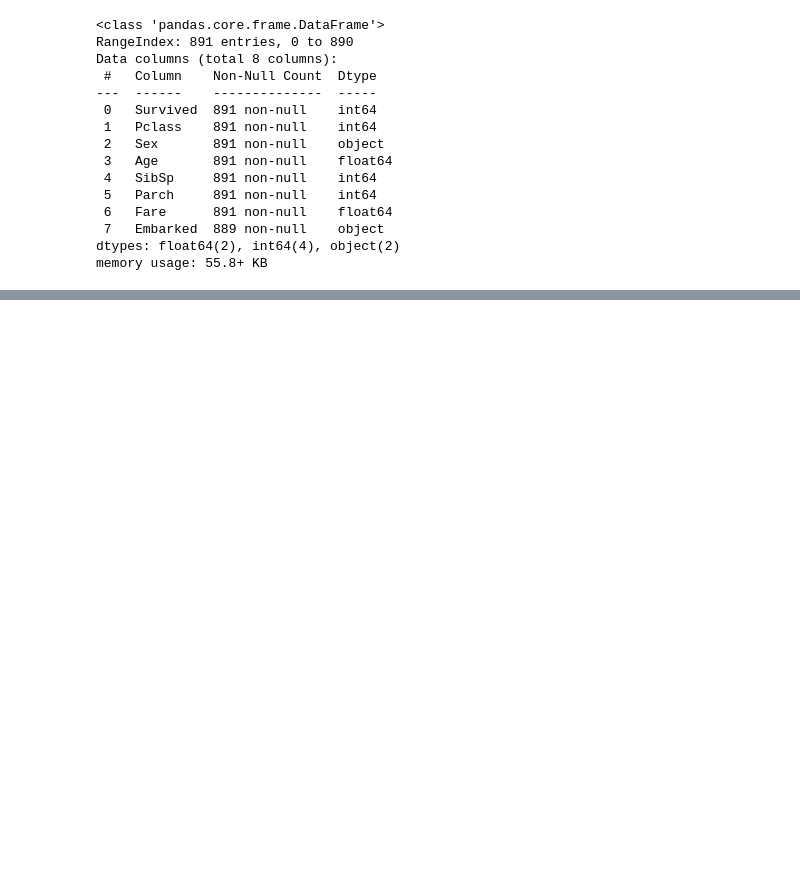
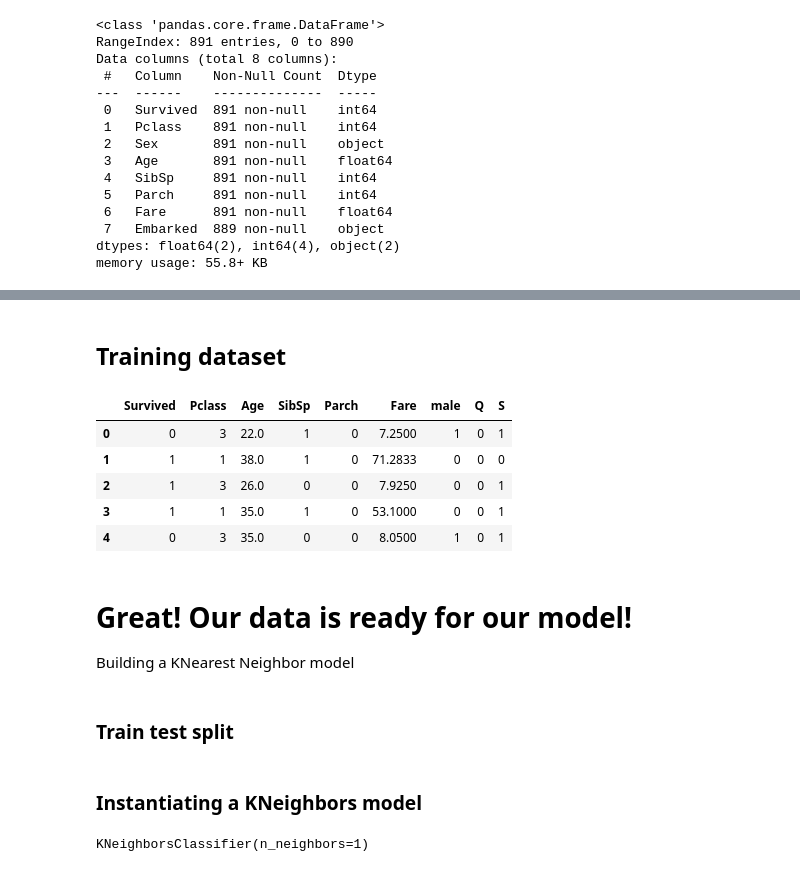
Before and after one commit to cnyakundi/week-9-ip, a Jupyter notebook: kneighbors_analysis.ipynb, the cells around one changed output, grey strips where cells are left out. Saved outputs shown, nothing was run; the diff lists cells and outputs as text; code cells hidden in the pictures; blank space fills up the shorter version.

```diff
--- a/kneighbors_analysis.ipynb
+++ b/kneighbors_analysis.ipynb
@@ -276,3 +276,6 @@ Data columns (total 8 columns):
  7   Embarked  889 non-null    object
 dtypes: float64(2), int64(4), object(2)
 memory usage: 55.8+ KB
+# %%
+
+titanic.drop(columns=['Sex', 'Embarked'],axis=1, inplace=True)
@@ -278,0 +291,2 @@ memory usage: 55.8+ KB
+# %% [markdown]
+## Training dataset
@@ -278,0 +295,14 @@ memory usage: 55.8+ KB
+# %%
+train.head()
+# %% [output]
+|  | Survived | Pclass | Age | SibSp | Parch | Fare | male | Q | S |
+| 0 | 0 | 3 | 22.0 | 1 | 0 | 7.2500 | 1 | 0 | 1 |
+| 1 | 1 | 1 | 38.0 | 1 | 0 | 71.2833 | 0 | 0 | 0 |
+| 2 | 1 | 3 | 26.0 | 0 | 0 | 7.9250 | 0 | 0 | 1 |
+| 3 | 1 | 1 | 35.0 | 1 | 0 | 53.1000 | 0 | 0 | 1 |
+| 4 | 0 | 3 | 35.0 | 0 | 0 | 8.0500 | 1 | 0 | 1 |
+# %% [markdown]
+# Great! Our data is ready for our model!
+Building a KNearest Neighbor model
+# %% [markdown]
+### Train test split
@@ -278,0 +317,9 @@ memory usage: 55.8+ KB
+# %% [markdown]
+### Instantiating a KNeighbors model
+# %%
+from sklearn.neighbors import KNeighborsClassifier
+
+knn=KNeighborsClassifier(n_neighbors=1)
+knn.fit(X_train,y_train)
+# %% [output]
+KNeighborsClassifier(n_neighbors=1)
```
Also changed, not shown: parts of 13 cells of this notebook.
